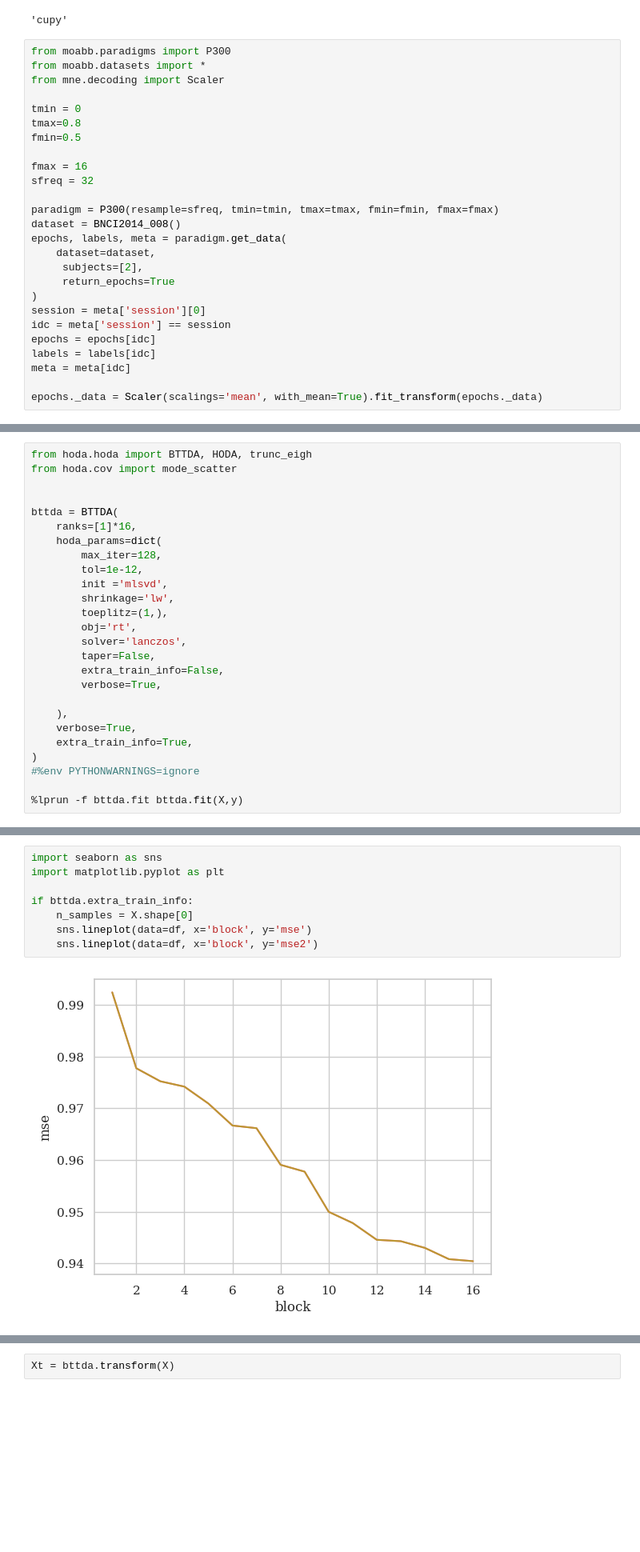
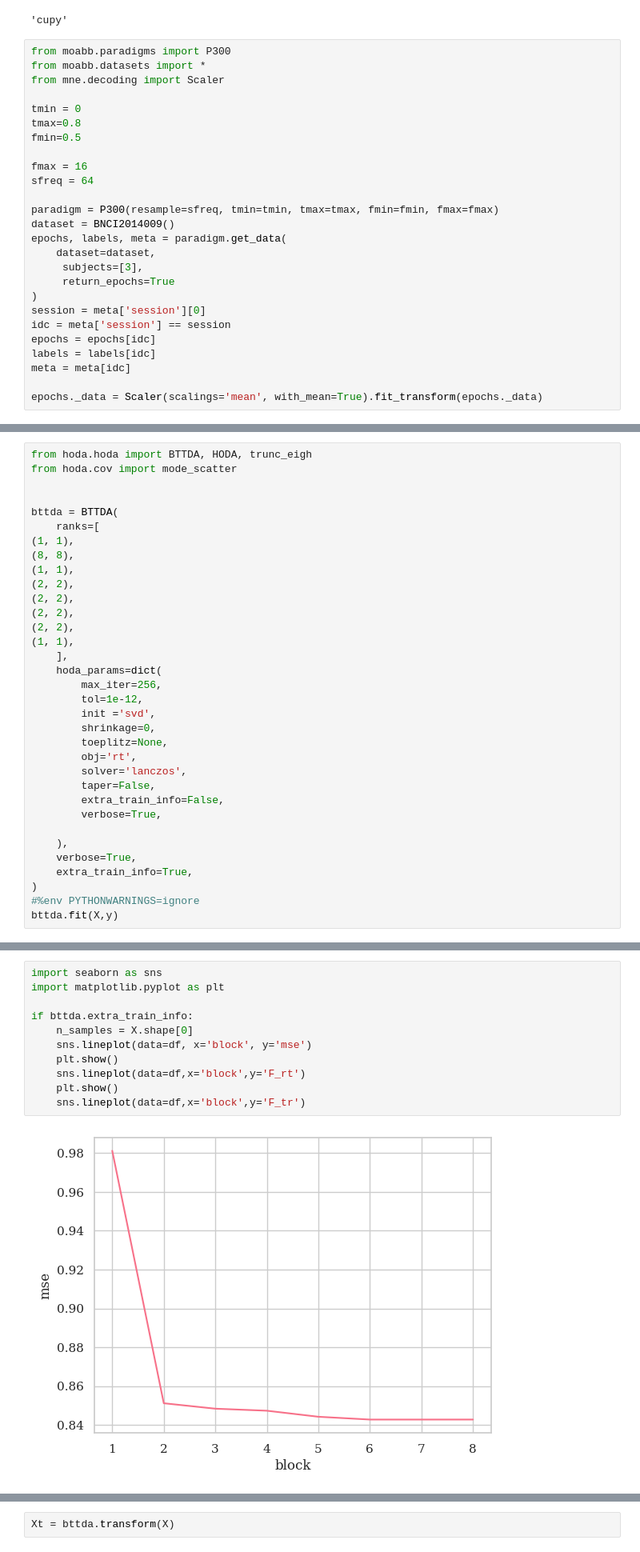
Before and after one commit to arnevdk/bttda, a Jupyter notebook: notebooks/bttda.ipynb, the cells around one changed output, grey strips where cells are left out. Shown at 80% size. Drawn from its saved outputs; the diff is of its cells as text; blank space fills up the shorter version.

Commit message:
Experiments with BNCI2014-009 dataset

```diff
--- a/notebooks/bttda.ipynb
+++ b/notebooks/bttda.ipynb
@@ -27,13 +27,13 @@ tmax=0.8
 fmin=0.5
 
 fmax = 16
-sfreq = 32
+sfreq = 64
 
 paradigm = P300(resample=sfreq, tmin=tmin, tmax=tmax, fmin=fmin, fmax=fmax)
-dataset = BNCI2014_008()
+dataset = BNCI2014009()
 epochs, labels, meta = paradigm.get_data(
     dataset=dataset,
-     subjects=[2],
+     subjects=[3],
      return_epochs=True
 )
 session = meta['session'][0]
@@ -78,13 +80,22 @@ from hoda.cov import mode_scatter
 
 
 bttda = BTTDA(
-    ranks=[1]*16,
+    ranks=[
+(1, 1),
+(8, 8),
+(1, 1),
+(2, 2),
+(2, 2),
+(2, 2),
+(2, 2),
+(1, 1),
+    ],
     hoda_params=dict(
-        max_iter=128,
+        max_iter=256,
         tol=1e-12,
-        init ='mlsvd',
-        shrinkage='lw',
-        toeplitz=(1,),
+        init ='svd',
+        shrinkage=0,
+        toeplitz=None,
         obj='rt',
         solver='lanczos',
         taper=False,
@@ -96,6 +107,5 @@ bttda = BTTDA(
     extra_train_info=True,
 )
 #%env PYTHONWARNINGS=ignore
-
-%lprun -f bttda.fit bttda.fit(X,y)
+bttda.fit(X,y)
 # %% [output]
@@ -149,10 +149,13 @@ df
 # %%
 import seaborn as sns
 import matplotlib.pyplot as plt
 
 if bttda.extra_train_info:
     n_samples = X.shape[0]
     sns.lineplot(data=df, x='block', y='mse')
-    sns.lineplot(data=df, x='block', y='mse2')
+    plt.show()
+    sns.lineplot(data=df,x='block',y='F_rt')
+    plt.show()
+    sns.lineplot(data=df,x='block',y='F_tr')
 # %% [output]
-[figure, old version]
+[figure, new version]
```
Also changed, not shown: parts of 13 cells of this notebook, 12 other files.
